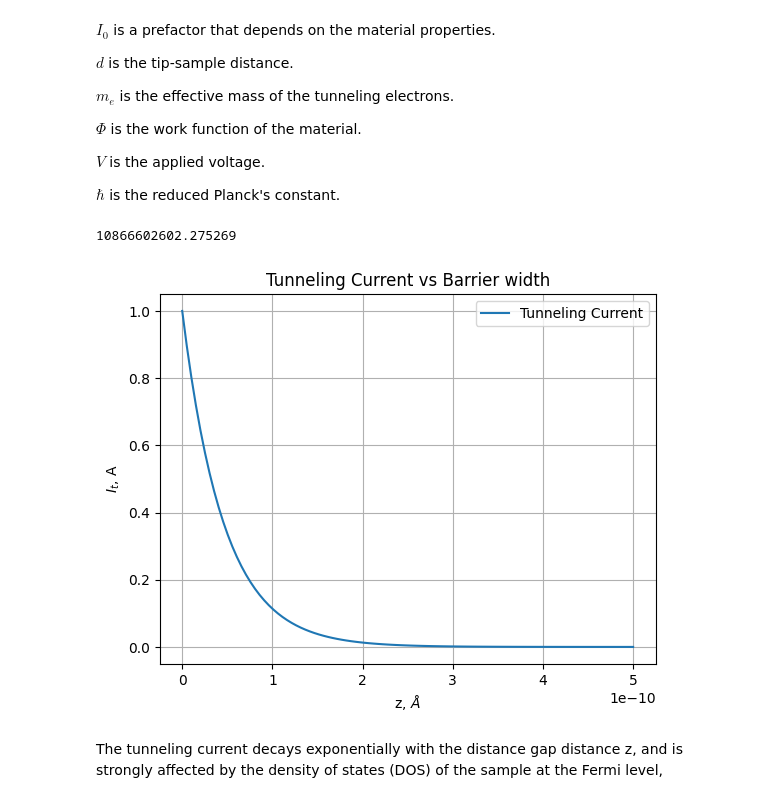
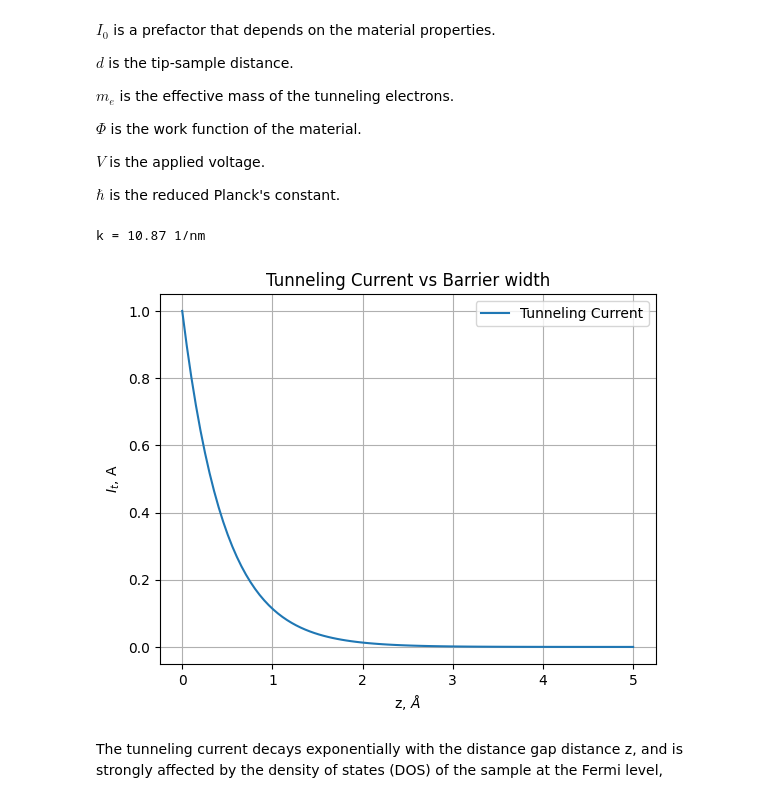
Before and after one commit to MariyaSV78/notebook_STM, a Jupyter notebook: STM/STM.ipynb, the cells around one changed output. Saved outputs shown, nothing was run; the diff lists cells and outputs as text; code cells hidden in the pictures.

```diff
--- a/STM/STM.ipynb
+++ b/STM/STM.ipynb
@@ -317,39 +227,39 @@ $\hbar$  is the reduced Planck's constant.
 # %%
 import numpy as np
 import matplotlib.pyplot as plt
 from scipy.integrate import cumtrapz
 
 """
     Dependence of the tunnel current on the barrier width.
 
     In this section we also calculate the value of the wave vector for studing system. This value will be used in previous blocks.
 
 """
 
 # Using parameters
 I0 = 1.0  # Adjust as needed
 m = 9.11e-31*6.24e18 #Electron mass in eV*s^2/m^2 -> kg = J s^2/m^2 -> J = 6,24e18 eV -> 5,68e-12 eVs^2/m^2
 phi = 4.5  # Work function eV
-V = 0.0003 # Applied voltage in V
+V = 0.3 # Applied voltage in eV
 
-k = (np.sqrt(2 * m * (phi - V))/6.5821e-16) # is the wave vector in 1/A, if V is low.
-print (k)
+k = (np.sqrt(2 * m * (phi - V))/h) # is the wave vector in 1/A, if V is low.
+print(f"k = {k*1e-9:.4} 1/nm")
 
 # Calculate the varying tip-sample separation (distance) from the surface profile
 z = np.linspace(0, 5e-10, 100)
 tunneling_current = I0 * np.exp(-2 * k * z) # redused Planck constant in 6.5821e-16 eV*s or 1.054e-34 J*s
 
 # Plot the results
-plt.plot(z, tunneling_current,label='Tunneling Current')
+plt.plot(z*1e10, tunneling_current,label='Tunneling Current')
 plt.xlabel('z, $\AA$')
 plt.ylabel('$I_{t}$, A')
 plt.title('Tunneling Current vs Barrier width')
 plt.legend()
 plt.grid(True)
 plt.show()
 # %% [output]
-10866602602.275269
+k = 10.87 1/nm
-[figure, old version]
+[figure, new version]
 # %% [markdown]
 The tunneling current decays exponentially with the distance gap distance z, and
 is strongly affected by the density of states (DOS) of the sample at the Fermi level,
```
Also changed, not shown: parts of 5 cells of this notebook.
